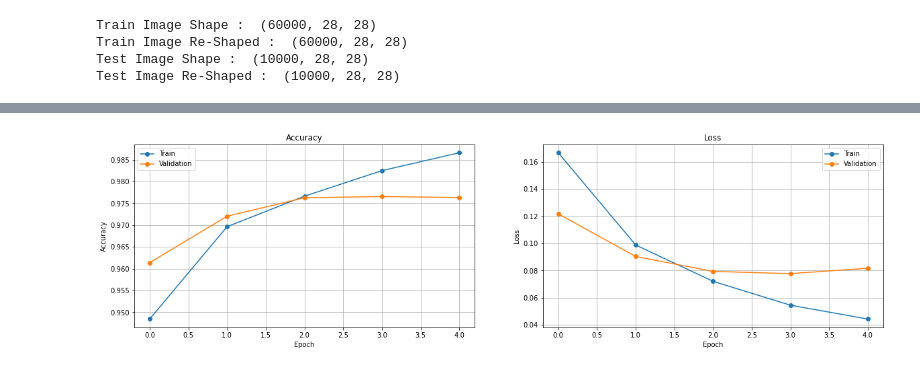
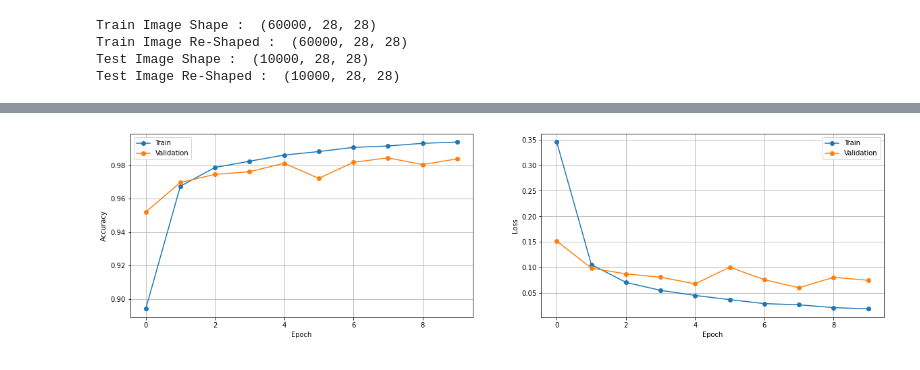
Before and after one commit to MahabubulHasanAkash/cvir-fall21, a Jupyter notebook: mid_project.ipynb, the cells around one changed output, grey strips where cells are left out. Saved outputs shown, nothing was run; the diff lists cells and outputs as text; code cells hidden in the pictures.

```diff
--- a/mid_project.ipynb
+++ b/mid_project.ipynb
@@ -51,17 +51,16 @@ Train Image Re-Shaped :  (60000, 28, 28)
 Test Image Shape :  (10000, 28, 28)
 Test Image Re-Shaped :  (10000, 28, 28)
 # %%
-model1 = tf.keras.models.Sequential([
+model = tf.keras.models.Sequential([
     tf.keras.Input(shape=(28,28)),
     tf.keras.layers.Conv1D(filters=32, kernel_size=(5), activation='relu'),
     tf.keras.layers.MaxPool1D(pool_size=(2)),
     tf.keras.layers.Conv1D(filters=64, kernel_size=(3), activation='relu'),
     tf.keras.layers.MaxPool1D(pool_size=(2)),
-    tf.keras.layers.Conv1D(filters=128, kernel_size=(3), activation='relu'),
-    tf.keras.layers.MaxPool1D(pool_size=(2)),
     tf.keras.layers.Flatten(),
+    tf.keras.layers.Dense(units=64, activation='relu'),
     tf.keras.layers.Dense(units=64, activation='relu'),
     tf.keras.layers.Dense(units=10, activation='softmax')
 ])
-print(model1.summary())
+print(model.summary())
 # %% [output]
@@ -83,10 +82,10 @@ Non-trainable params: 0
 _________________________________________________________________
 None
 # %%
-model1.compile(
-    optimizer = tf.keras.optimizers.Adam(),
+model.compile(
+    optimizer = tf.keras.optimizers.RMSprop(),
     loss = tf.losses.sparse_categorical_crossentropy,
     metrics= ['accuracy']
 )
-h = model1.fit(x=train_imgs_reshaped, y = train_lables ,epochs=5,batch_size = 64 ,validation_split=0.3)
+h = model.fit(x=train_imgs_reshaped, y = train_lables , epochs= 10 ,batch_size = 64 ,validation_split=0.3)
 # %% [output]
@@ -103,22 +112,20 @@ Epoch 5/5
 # %%
 plt.figure(figsize=(20,5))
 plt.subplot(1,2,1)
 plt.plot(h.history['accuracy'], '-o')
 plt.plot(h.history['val_accuracy'], '-o')
 plt.legend(['Train', 'Validation'])
 plt.grid(True)
 plt.xlabel('Epoch')
 plt.ylabel('Accuracy')
-plt.title("Accuracy")
 plt.subplot(1,2,2)
 plt.plot(h.history['loss'], '-o')
 plt.plot(h.history['val_loss'], '-o')
 plt.legend(['Train', 'Validation'])
 plt.grid(True)
-plt.title("Loss")
 plt.xlabel('Epoch')
 plt.ylabel('Loss')
 plt.show()
 # %% [output]
-[figure, old version]
+[figure, new version]
 # %%
```
Also changed, not shown: parts of 3 cells of this notebook, 1 other file.
